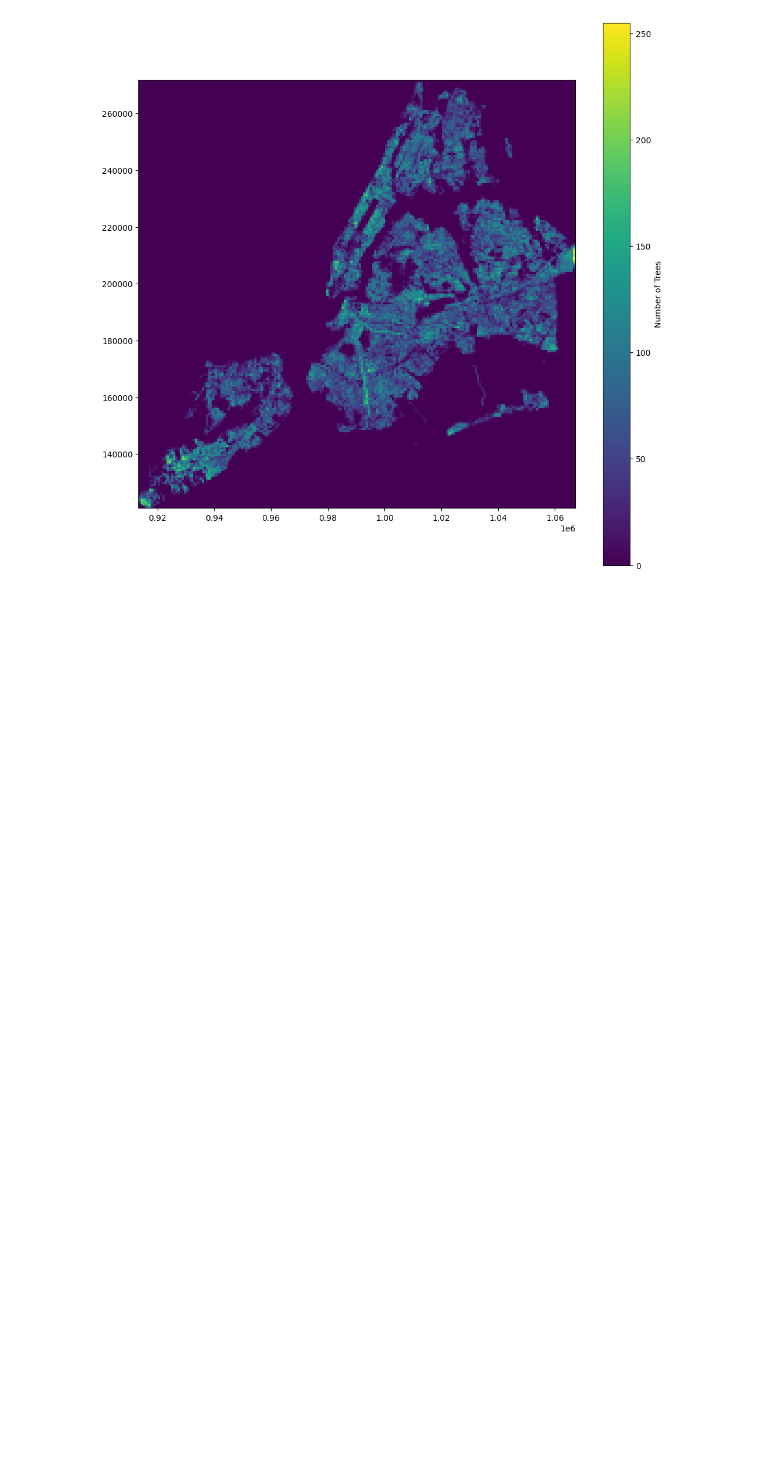
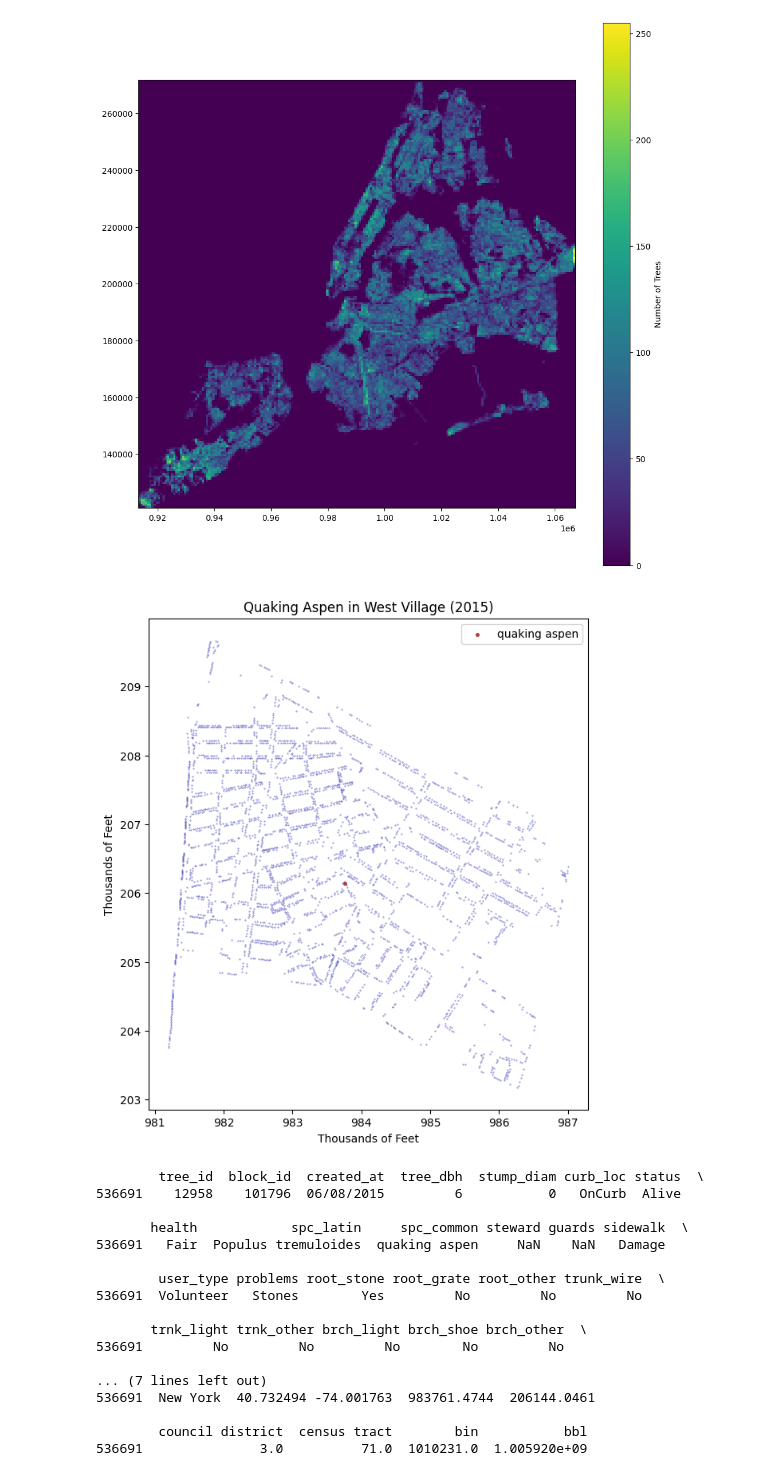
Before and after one commit to fractalate/data-trees-new-york, a Jupyter notebook: Street Tree Census 2015.ipynb, the cells around one changed output. Saved outputs shown, nothing was run; the diff lists cells and outputs as text; code cells hidden in the pictures; blank space fills up the shorter version.

```diff
--- a/Street Tree Census 2015.ipynb
+++ b/Street Tree Census 2015.ipynb
@@ -57,3 +57,17 @@ Records: 11839
 Columns: ['tree_id', 'block_id', 'created_at', 'tree_dbh', 'stump_diam', 'curb_loc', 'status', 'health', 'spc_latin', 'spc_common', 'steward', 'guards', 'sidewalk', 'user_type', 'problems', 'root_ston ...
 |  | tree_id | block_id | created_at | tree_dbh | stump_diam | curb_loc | status | health | spc_latin | ... |
 | 28 | 201555 | 102919 | 09/04/2015 | 9 | 0 | OnCurb | Alive | Good | Gleditsia triacanthos var. inermis | ... |
+# %%
+# "wv" stands for West Village.
+df_trees_wv = df_trees[
+    (
+        (df_trees['status'] == 'Alive')
+        & (df_trees['borough'] == 'Manhattan')
+        & (
+            (df_trees['nta_name'] == 'West Village')
+        )
+    )
+]
+print('Records:', len(df_trees_wv))
+print('Columns:', list(df_trees_wv.columns))
+df_trees_wv[:1]
@@ -379,3 +398,37 @@ draw_heatmap(df_trees_lm, n_bins=50, figsize=(5, 5))
 draw_heatmap(df_trees, n_bins=200, figsize=(12, 12))
 # %% [output]
 [figure]
+# %%
+df = df_trees_lm[df_trees_lm['spc_common'] == 'quaking aspen']
+
+fig, ax = plt.subplots(figsize=(8, 8))  # x-dimension gets "forgotten" after set_aspect().
+
+ax.set_aspect('equal', adjustable='box')
+ax.scatter(df_trees_wv['x_sp'] / 1000, df_trees_wv['y_sp'] / 1000, s=0.1, color=(0.2, 0.2, 0.7, 0.9))
+ax.scatter(df['x_sp'] / 1000, df['y_sp'] / 1000, s=7.0, color=(0.7, 0.2, 0.2, 0.9), label='quaking aspen')
+ax.set_title('Quaking Aspen in West Village (2015)')
+ax.set_xlabel('Thousands of Feet')
+ax.set_ylabel('Thousands of Feet')
+ax.legend()
+plt.show()
+
+print(df)
+# %% [output]
+[figure, added]
+        tree_id  block_id  created_at  tree_dbh  stump_diam curb_loc status  \
+536691    12958    101796  06/08/2015         6           0   OnCurb  Alive
+
+       health            spc_latin     spc_common steward guards sidewalk  \
+536691   Fair  Populus tremuloides  quaking aspen     NaN    NaN   Damage
+
+        user_type problems root_stone root_grate root_other trunk_wire  \
+536691  Volunteer   Stones        Yes         No         No         No
+
+       trnk_light trnk_other brch_light brch_shoe brch_other  \
+536691         No         No         No        No         No
+
+... (7 lines left out)
+536691  New York  40.732494 -74.001763  983761.4744  206144.0461
+
+        council district  census tract        bin           bbl
+536691               3.0          71.0  1010231.0  1.005920e+09
```
Also changed, not shown: parts of 2 cells of this notebook, 1 other file.
